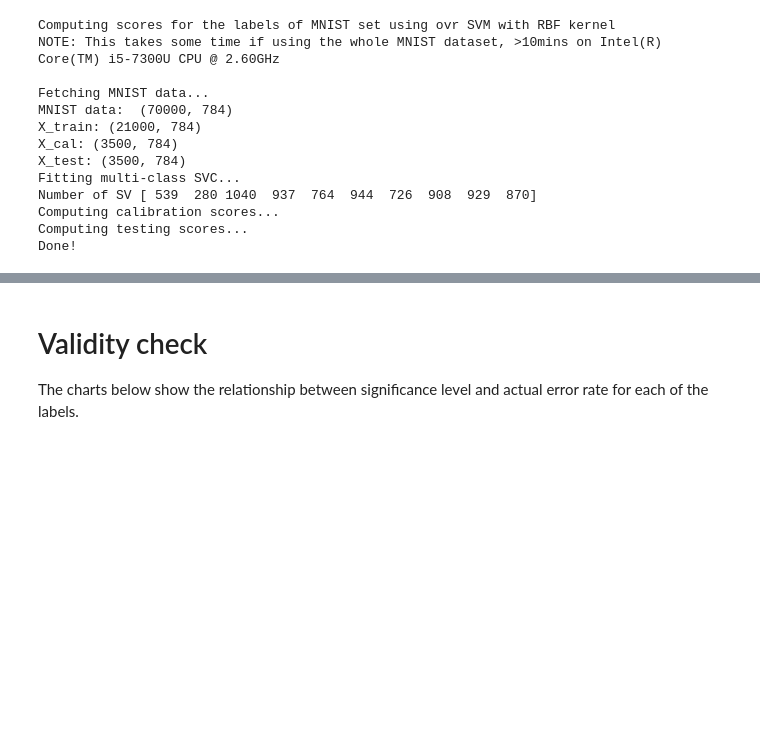
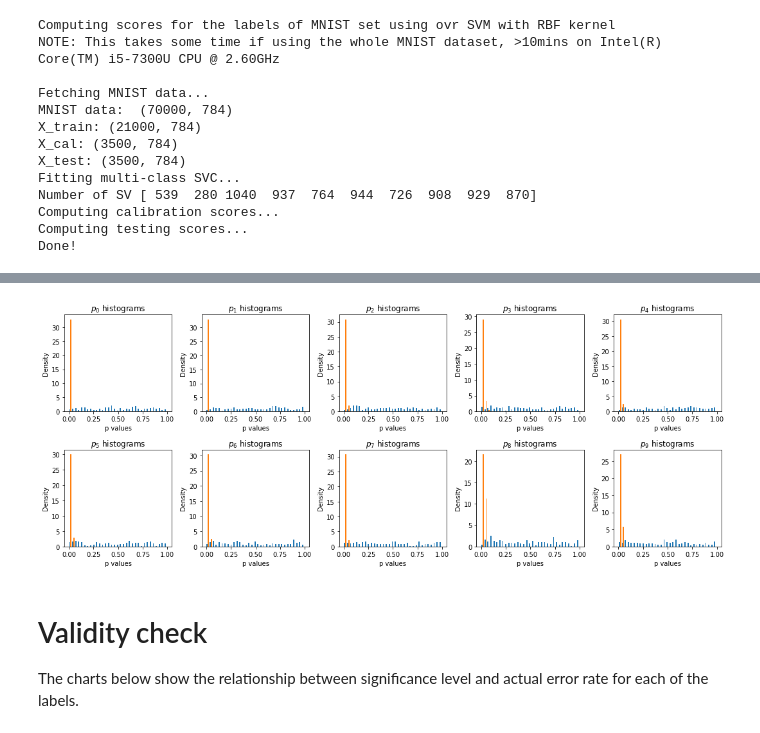
Before and after one commit to ptocca/CP-MNIST-Demo, a Jupyter notebook: MNIST_CP.ipynb, the cells around one changed output, grey strips where cells are left out. Drawn from its saved outputs; the diff is of its cells as text; code cells hidden in the pictures; blank space fills up the shorter version.

Commit message:
Added p-value histograms

```diff
--- a/MNIST_CP.ipynb
+++ b/MNIST_CP.ipynb
@@ -136,3 +143,15 @@ micp_pValues = np.array(micp_pValues)   # shape: (num_labels,num_test_objects)
+# %%
+f,axs = plt.subplots(2,5,figsize=(15,6))
+for i,ax in zip(labels,axs.ravel()):
+    ax.hist((micp_pValues[i][y_test==i],micp_pValues[i][y_test!=i]),bins=np.linspace(0,1,34),density=True)
+    ax.set_title("$p_%d$ histograms"%i)
+
+    ax.set_ylabel("Density")
+    ax.set_xlabel("p values")
+
+f.tight_layout()
+# %% [output]
+[figure, added]
 # %% [markdown]
 # Validity check
 
```
Also changed, not shown: parts of 2 cells of this notebook.
